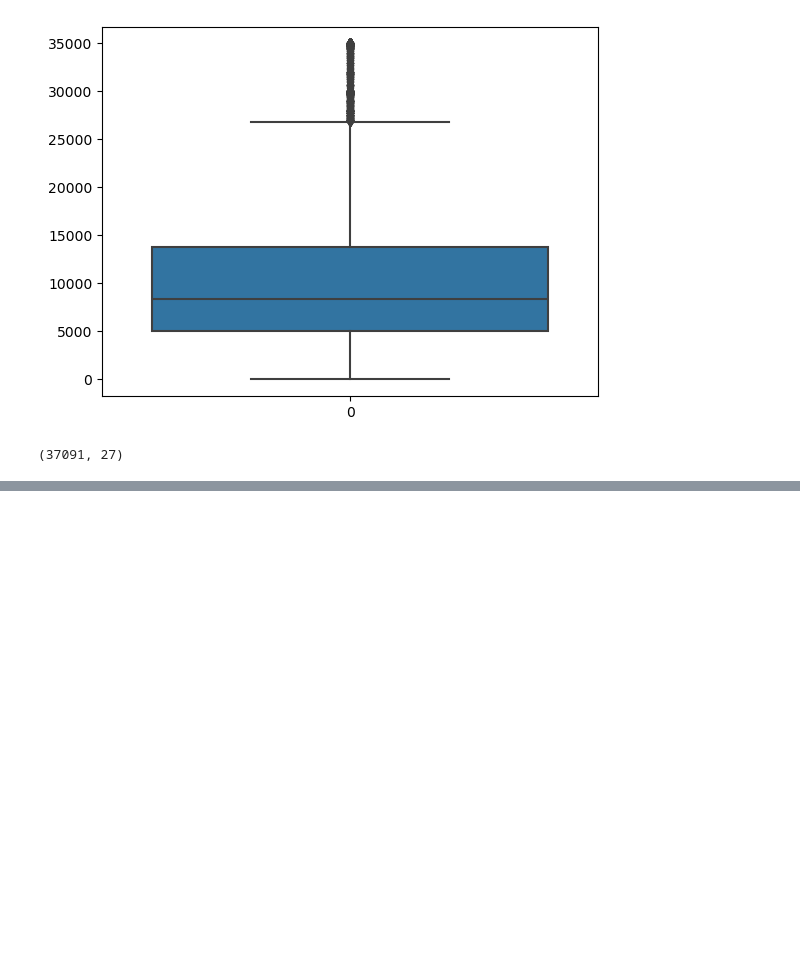
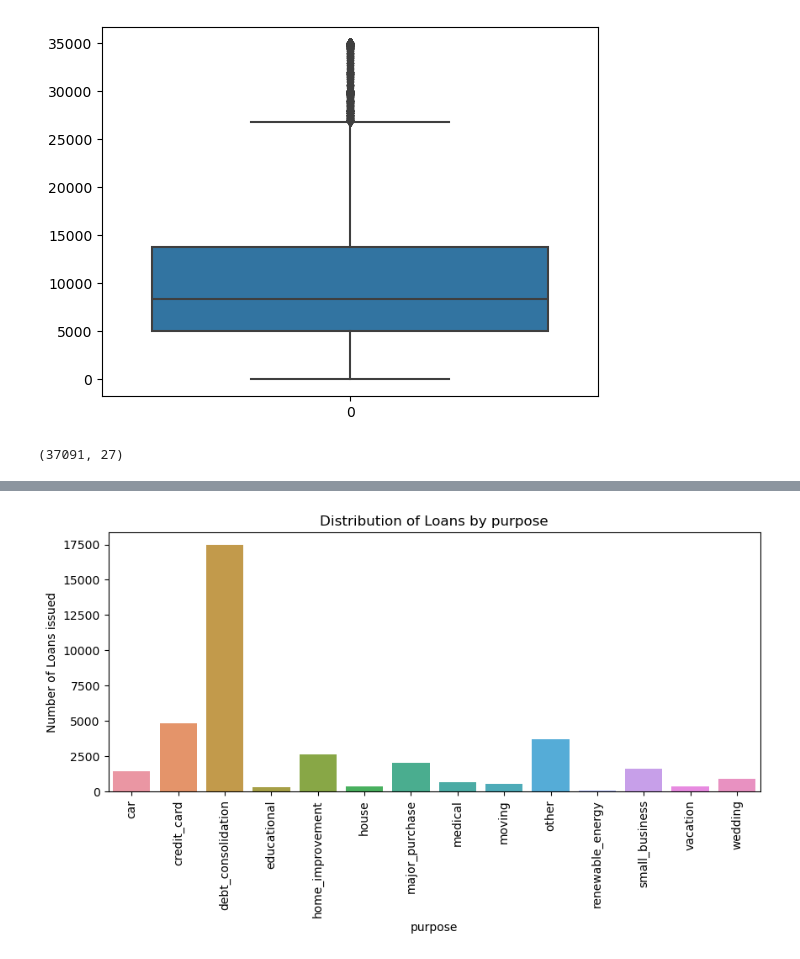
Before and after one commit to karthikgadepalli/LendingClubCaseStudy, a Jupyter notebook: LendingClubCaseStudyAnalysis.ipynb, the cells around one changed output, grey strips where cells are left out. Saved outputs shown, nothing was run; the diff lists cells and outputs as text; code cells hidden in the pictures; blank space fills up the shorter version.

```diff
--- a/LendingClubCaseStudyAnalysis.ipynb
+++ b/LendingClubCaseStudyAnalysis.ipynb
@@ -501,0 +632,14 @@ loandfNew.shape
+# %%
+# Plotting graph by purpose
+plt.figure(figsize=(10,4))
+
+sns.countplot( x="purpose", data=loandfNew, order = np.sort(loandfNew['purpose'].unique()))
+plt.title("Distribution of Loans by purpose")
+plt.xlabel("purpose")
+plt.ylabel("Number of Loans issued")
+
+# To rotate axis text
+plt.xticks(rotation=90)
+plt.show()
+# %% [output]
+[figure, added]
```
Also changed, not shown: parts of 71 cells of this notebook.
